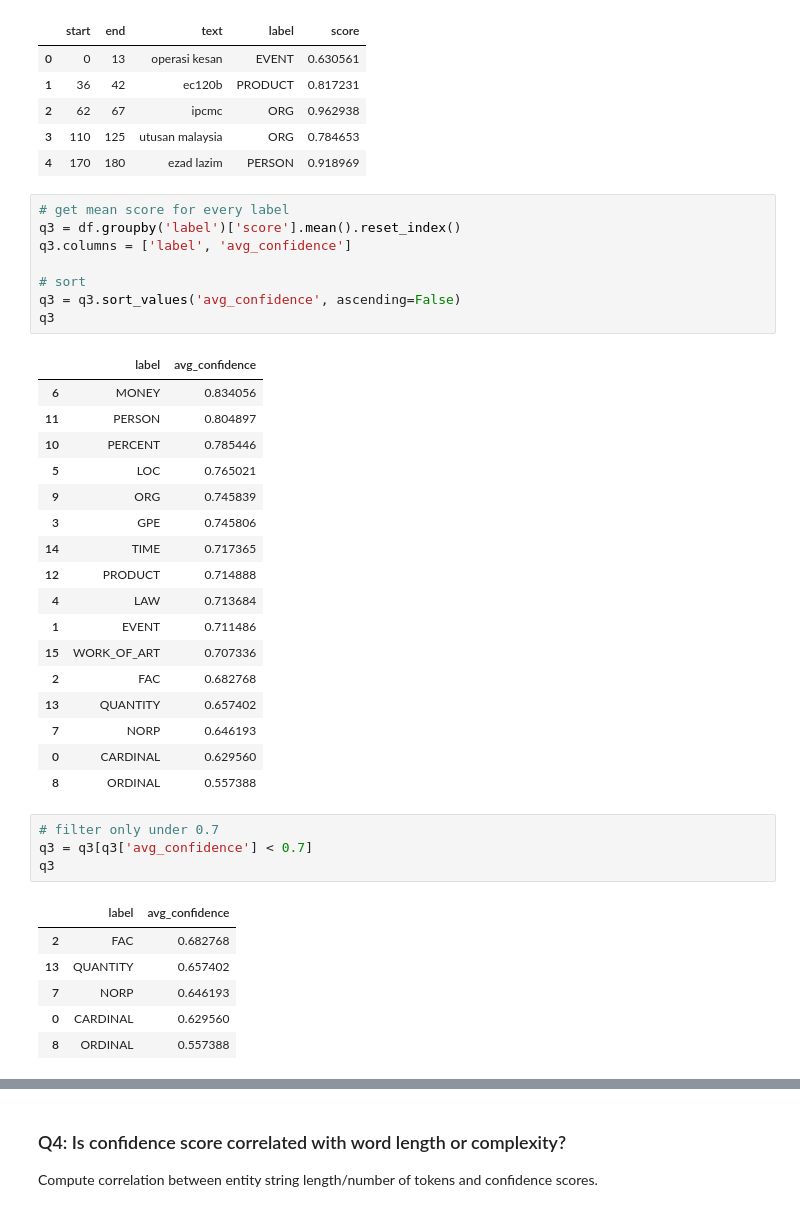
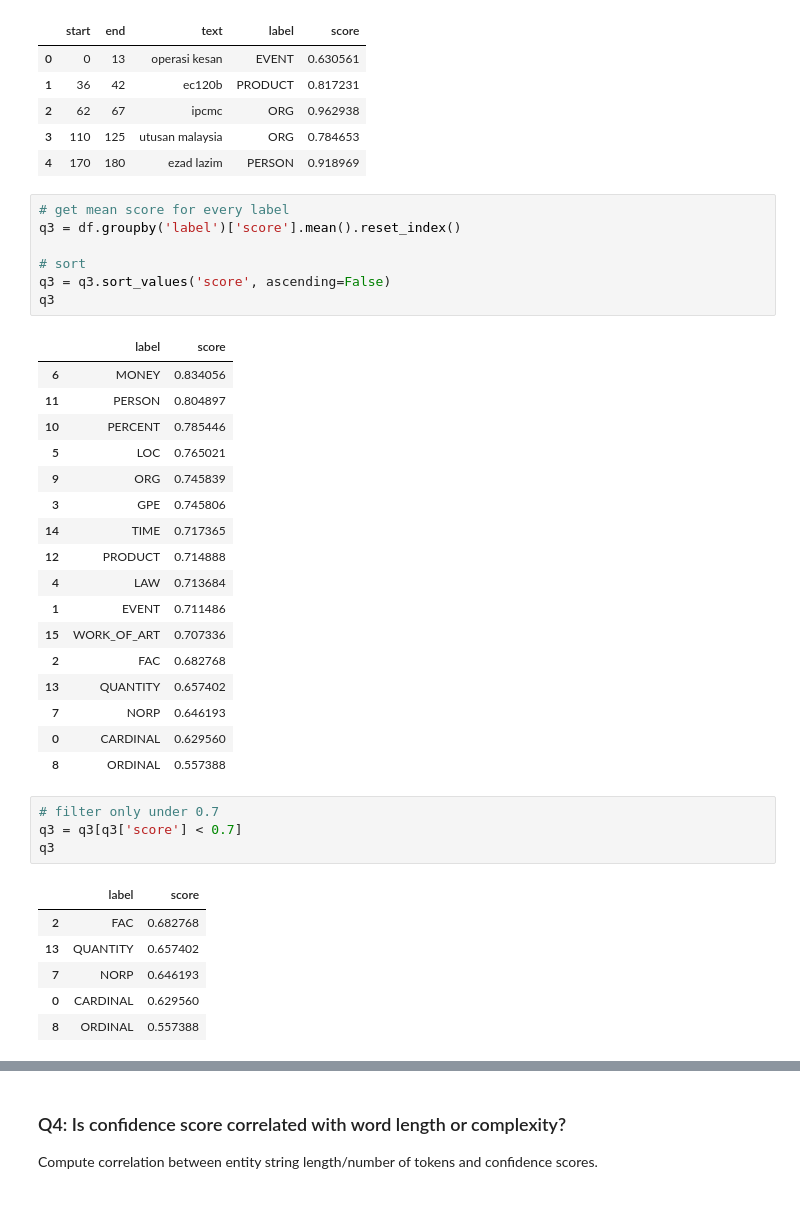
Before and after one commit to marifirfanibrahim/ner_news_malay, a Jupyter notebook: model_gliner/prediction_analysis.ipynb, the cells around one changed output, grey strips where cells are left out. Cells and saved outputs as stored; diff of their text form.

```diff
--- a/model_gliner/prediction_analysis.ipynb
+++ b/model_gliner/prediction_analysis.ipynb
@@ -525,13 +525,12 @@ df.head()
 # %%
 # get mean score for every label
 q3 = df.groupby('label')['score'].mean().reset_index()
-q3.columns = ['label', 'avg_confidence']
 
 # sort
-q3 = q3.sort_values('avg_confidence', ascending=False)
+q3 = q3.sort_values('score', ascending=False)
 q3
 # %% [output]
-|  | label | avg_confidence |
+|  | label | score |
 | 6 | MONEY | 0.834056 |
 | 11 | PERSON | 0.804897 |
 | 10 | PERCENT | 0.785446 |
@@ -550,10 +549,10 @@ q3
 | 8 | ORDINAL | 0.557388 |
 # %%
 # filter only under 0.7
-q3 = q3[q3['avg_confidence'] < 0.7]
+q3 = q3[q3['score'] < 0.7]
 q3
 # %% [output]
-|  | label | avg_confidence |
+|  | label | score |
 | 2 | FAC | 0.682768 |
 | 13 | QUANTITY | 0.657402 |
 | 7 | NORP | 0.646193 |
```
Also changed, not shown: parts of 10 cells of this notebook, 7 other files.
